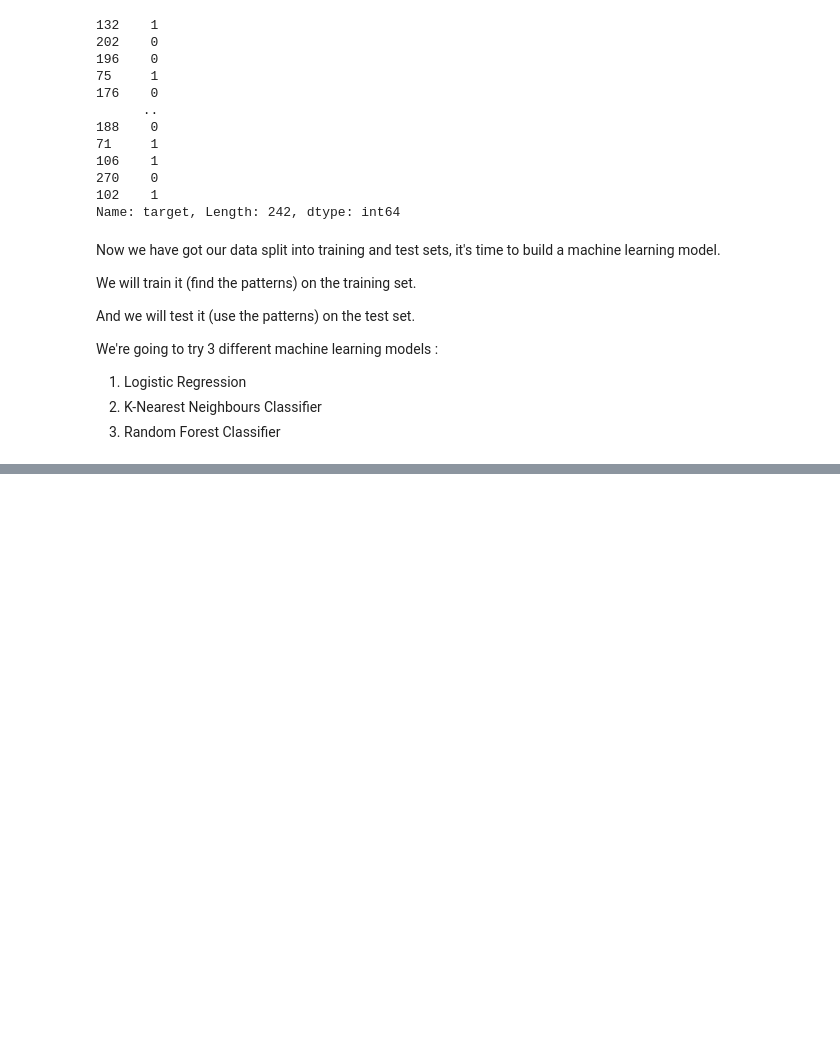
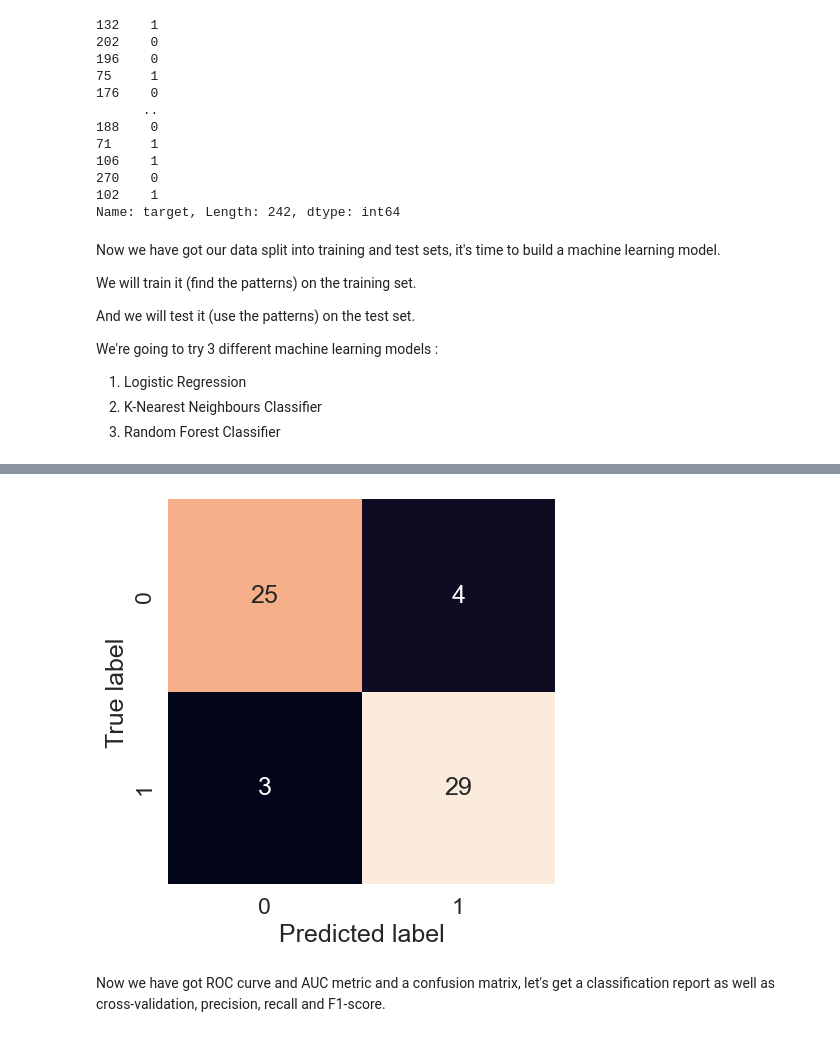
Before and after one commit to Aishwarya-J05/health-analysis, a Jupyter notebook: sample.ipynb, the cells around one changed output, grey strips where cells are left out. Cells and saved outputs as stored; diff of their text form; code cells hidden in the pictures; blank space fills up the shorter version.

```diff
--- a/sample.ipynb
+++ b/sample.ipynb
@@ -387,0 +682,3 @@ We're going to try 3 different machine learning models :
+# %%
+# make prediction with tuned model
+y_preds = gs_log_grid.predict(x_test)
@@ -387,0 +710,16 @@ We're going to try 3 different machine learning models :
+# %%
+sns.set_theme(font_scale=1.5)
+
+def plot_confusion_matrix(y_test, y_preds):
+    """Plots a nice looking confusion matrix using Seaborn's Heatmap"""
+    fig, ax = plt.subplots(figsize=(5,5))
+    ax = sns.heatmap(confusion_matrix(y_test, y_preds),
+                     annot=True,
+                     cbar=False)
+    plt.xlabel("Predicted label")
+    plt.ylabel("True label")
+plot_confusion_matrix(y_test, y_preds)
+# %% [output]
+[figure, added]
+# %% [markdown]
+Now we have got ROC curve and AUC metric and a confusion matrix, let's get a classification report as well as cross-validation, precision, recall and F1-score.
```
Also changed, not shown: parts of 55 cells of this notebook.
